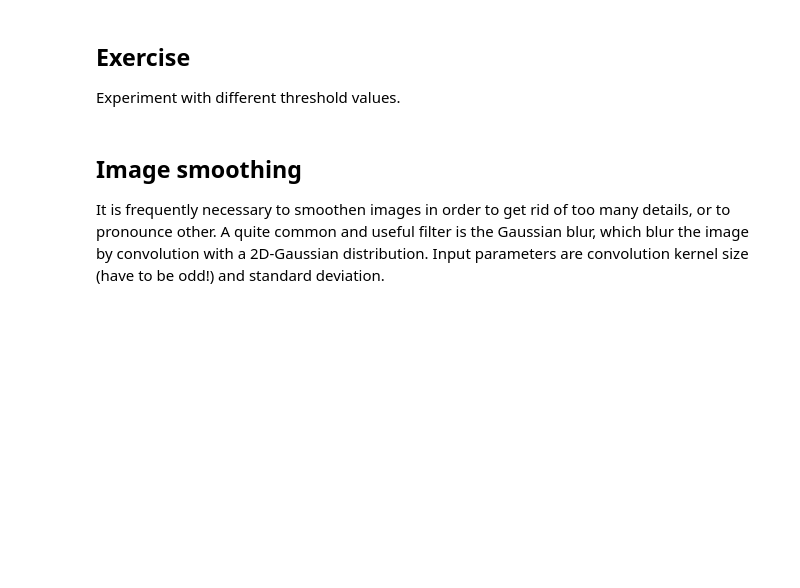
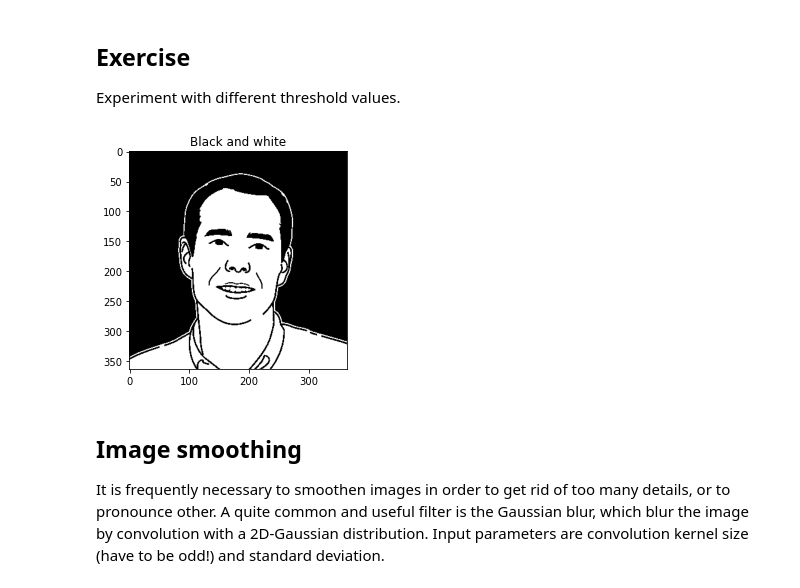
Before and after one commit to RailProfAC/data-science-for-engineers, a Jupyter notebook: ImageProcessing/ImageProcessing.ipynb, the cells around one changed output. Cells and saved outputs as stored; diff of their text form; code cells hidden in the pictures; blank space fills up the shorter version.

```diff
--- a/ImageProcessing/ImageProcessing.ipynb
+++ b/ImageProcessing/ImageProcessing.ipynb
@@ -83,6 +105,11 @@ imshow('Black and white', imBW)
 ## Exercise
 
 Experiment with different threshold values.
+# %%
+ret,imBW = cv2.threshold(imGray,180,255,cv2.THRESH_BINARY)
+imshow('Black and white', imBW)
+# %% [output]
+[figure, added]
 # %% [markdown]
 ## Image smoothing
 
```
Also changed, not shown: parts of 18 cells of this notebook, 2 other files.
